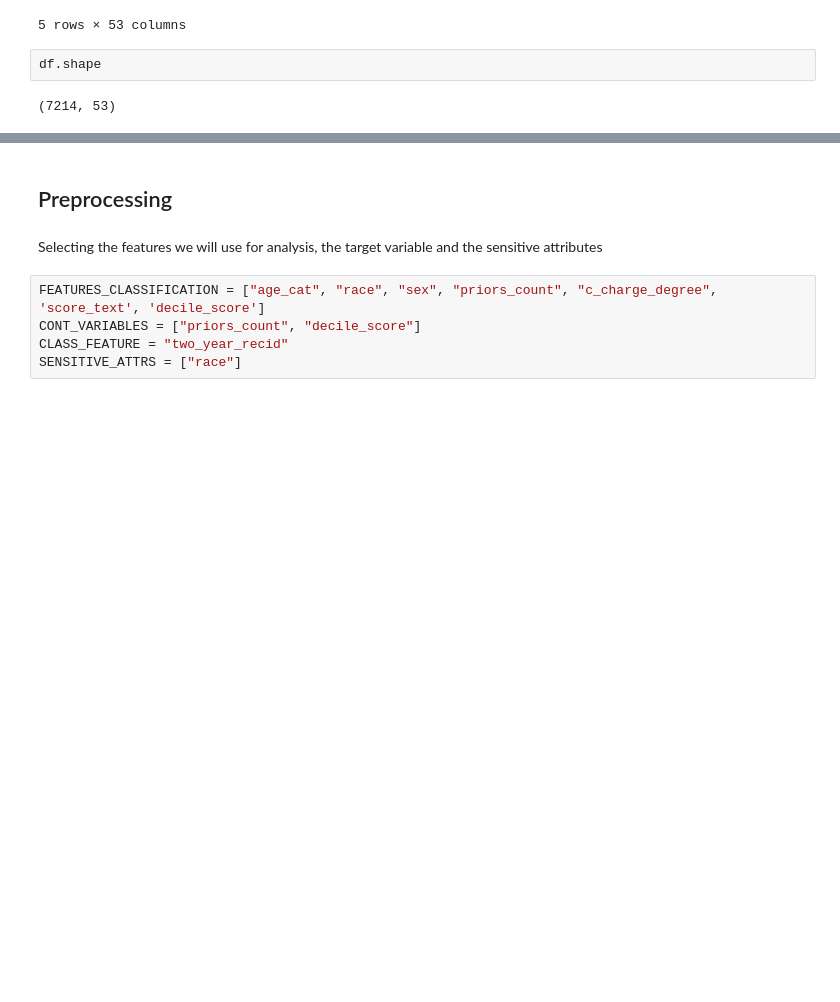
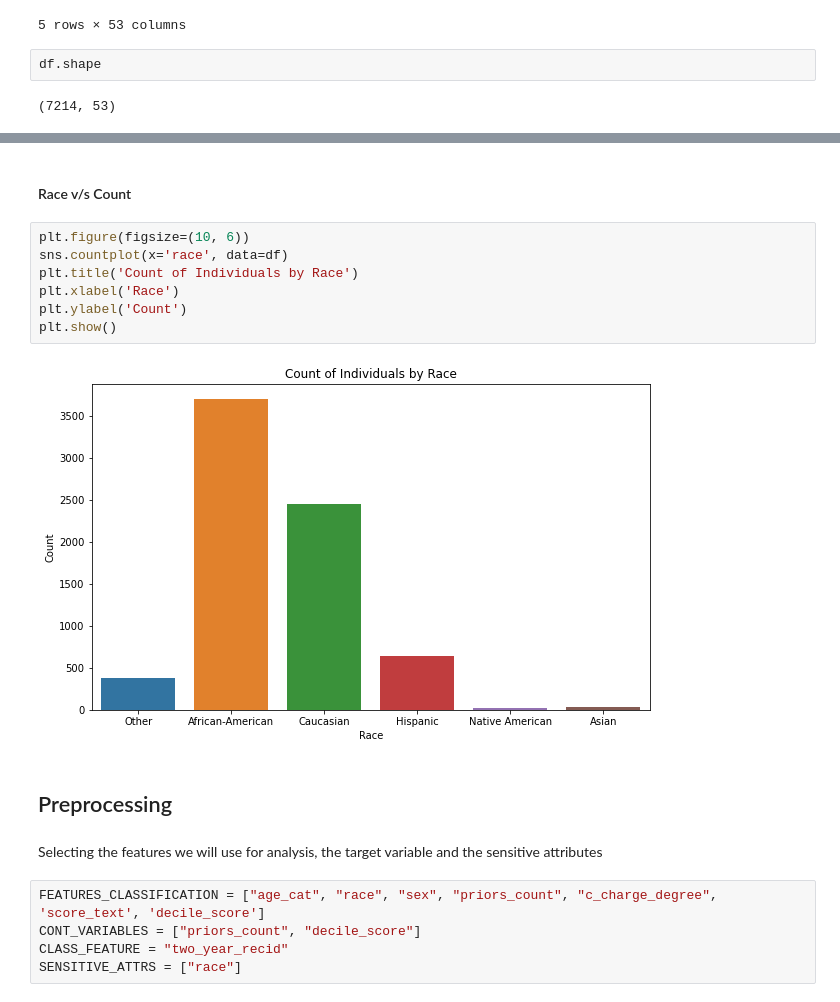
Before and after one commit to spardhax/Project4-MachineLearningFairness-Fall2023-Group4, a Jupyter notebook: lib/a2_Maximizing_accuracy_under_fairness_constraints.ipynb, the cells around one changed output, grey strips where cells are left out. Saved outputs shown, nothing was run; the diff lists cells and outputs as text; blank space fills up the shorter version.

```diff
--- a/lib/a2_Maximizing_accuracy_under_fairness_constraints.ipynb
+++ b/lib/a2_Maximizing_accuracy_under_fairness_constraints.ipynb
@@ -34,3 +83,14 @@ df.shape
+# %% [markdown]
+#### Race v/s Count
+# %%
+plt.figure(figsize=(10, 6))
+sns.countplot(x='race', data=df)
+plt.title('Count of Individuals by Race')
+plt.xlabel('Race')
+plt.ylabel('Count')
+plt.show()
+# %% [output]
+[figure, added]
 # %% [markdown]
 ## Preprocessing
 # %% [markdown]
```
Also changed, not shown: parts of 13 cells of this notebook.
